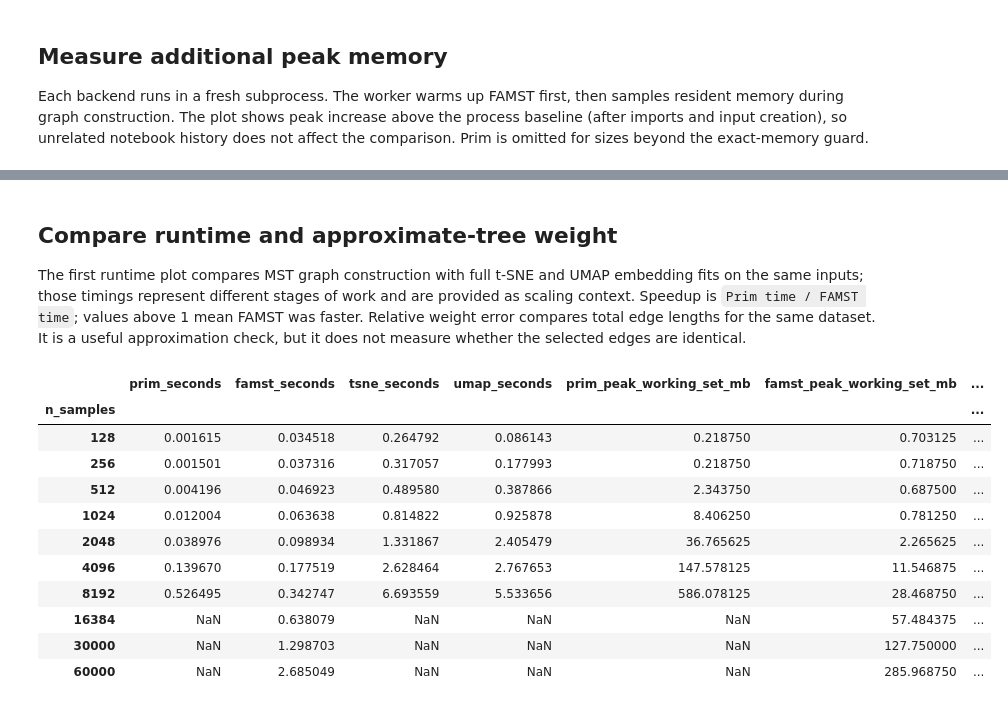
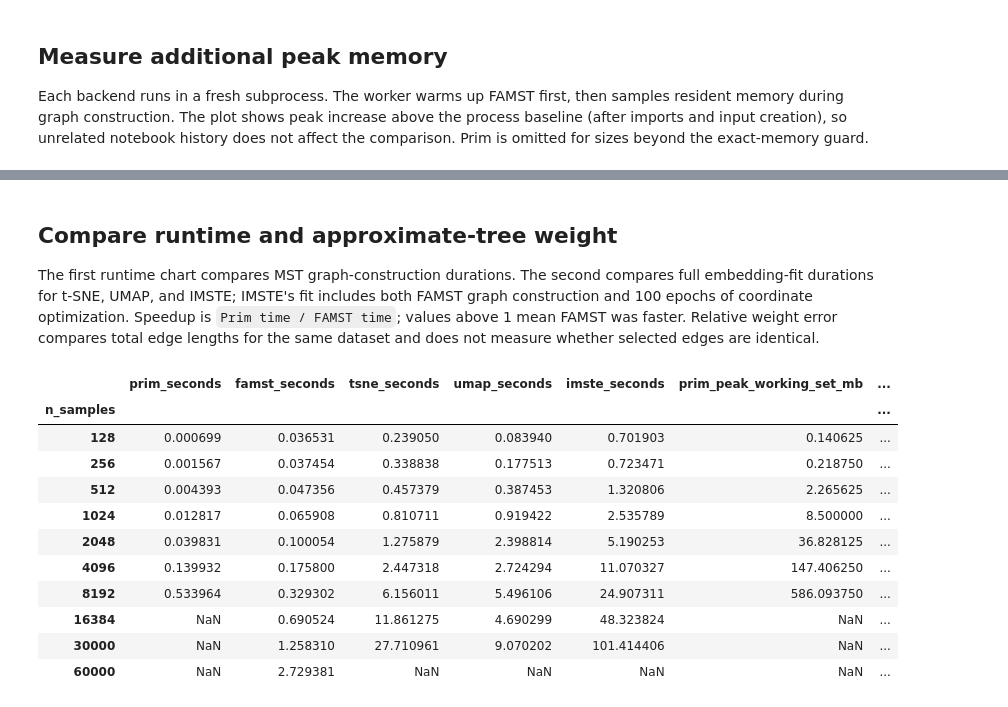
Before and after one commit to fabriziocosta/mst_embedding, a Jupyter notebook: notebooks/mst_scaling_benchmark.ipynb, the cells around one changed output, grey strips where cells are left out. Drawn from its saved outputs; the diff is of its cells as text; code cells hidden in the pictures.

```diff
--- a/notebooks/mst_scaling_benchmark.ipynb
+++ b/notebooks/mst_scaling_benchmark.ipynb
@@ -63,9 +64,11 @@ REPEATS = 2
 DATA_SEED = 42
 BENCHMARK_SEED = 123
 EXACT_MEMORY_BUDGET_GB = 1.0
-EMBEDDING_MAX_SAMPLES = 8_192
+EMBEDDING_MAX_SAMPLES = 30_000
 TSNE_ITERATIONS = 1_000
 UMAP_NEIGHBORS = 15
+IMSTE_MSTS = 15
+IMSTE_EPOCHS = 100
 
 TSNE_ITERATION_PARAMETER = (
     'max_iter' if 'max_iter' in signature(TSNE).parameters else 'n_iter'
@@ -211,20 +218,32 @@ for n_samples in SAMPLE_SIZES:
         size=(n_samples, N_FEATURES)
     )
 
-    for method in ('tsne', 'umap'):
+    for method in ('tsne', 'umap', 'imste'):
         durations = []
         for repeat in range(REPEATS):
             seed = BENCHMARK_SEED + repeat
             started = perf_counter()
             if method == 'tsne':
                 _ = make_tsne(seed).fit_transform(X)
-            else:
+            elif method == 'umap':
                 _ = umap.UMAP(
                     n_components=2,
                     n_neighbors=UMAP_NEIGHBORS,
                     random_state=seed,
                     n_jobs=1,
-                ).fit(X)
+                ).fit_transform(X)
+            else:
+                _ = IteratedMinimumSpanningTreeEmbedder(
+                    n_components=2,
+                    n_msts=IMSTE_MSTS,
+                    n_epochs=IMSTE_EPOCHS,
+                    random_state=seed,
+                    mst_method='famst',
+                    mst_neighbors=ANN_NEIGHBORS,
+                    mst_inter_component_edges=INTER_COMPONENT_EDGES,
+                    mst_max_neighbors=MAX_ANN_NEIGHBORS,
+                    device='cpu',
+                ).fit_transform(X)
             durations.append(perf_counter() - started)
 
         embedding_records.append({
@@ -360,45 +381,46 @@ memory_results[["n_samples", "method", "peak_working_set_mb", "peak_process_rss_
 # %% [markdown]
 ## Compare runtime and approximate-tree weight
 
-The first runtime plot compares MST graph construction with full t-SNE and UMAP embedding fits on the same inputs; those timings represent different stages of work and are provided as scaling context. Speedup is `Prim time / FAMST time`; values above 1 mean FAMST was faster. Relative weight error compares total edge lengths for the same dataset. It is a useful approximation check, but it does not measure whether the selected edges are identical.
+The first runtime chart compares MST graph-construction durations. The second compares full embedding-fit durations for t-SNE, UMAP, and IMSTE; IMSTE's fit includes both FAMST graph construction and 100 epochs of coordinate optimization. Speedup is `Prim time / FAMST time`; values above 1 mean FAMST was faster. Relative weight error compares total edge lengths for the same dataset and does not measure whether selected edges are identical.
 # %%
 wide = results.pivot(index='n_samples', columns='method', values='median_seconds')
 summary = pd.DataFrame(index=wide.index)
 summary['prim_seconds'] = wide.get('prim')
 summary['famst_seconds'] = wide.get('famst')
 embedding_wide = embedding_results.pivot(
     index='n_samples', columns='method', values='median_seconds'
 )
 summary['tsne_seconds'] = embedding_wide.get('tsne')
 summary['umap_seconds'] = embedding_wide.get('umap')
+summary['imste_seconds'] = embedding_wide.get('imste')
 memory_wide = memory_results.pivot(index='n_samples', columns='method', values='peak_working_set_mb')
 summary['prim_peak_working_set_mb'] = memory_wide.get('prim')
 summary['famst_peak_working_set_mb'] = memory_wide.get('famst')
 summary['prim_over_famst_memory_ratio'] = (
     summary['prim_peak_working_set_mb'] / summary['famst_peak_working_set_mb']
 )
 summary['speedup_prim_over_famst'] = (
     summary['prim_seconds'] / summary['famst_seconds']
 )
 weights = results.pivot(index='n_samples', columns='method', values='tree_weight')
 if {'prim', 'famst'}.issubset(weights.columns):
     summary['famst_relative_weight_error_pct'] = (
         100 * (weights['famst'] - weights['prim']) / weights['prim']
     )
 summary
 # %% [output]
-|  | prim_seconds | famst_seconds | tsne_seconds | umap_seconds | prim_peak_working_set_mb | famst_peak_working_set_mb | ... |
+|  | prim_seconds | famst_seconds | tsne_seconds | umap_seconds | imste_seconds | prim_peak_working_set_mb | ... |
 | n_samples |  |  |  |  |  |  | ... |
-| 128 | 0.001615 | 0.034518 | 0.264792 | 0.086143 | 0.218750 | 0.703125 | ... |
-| 256 | 0.001501 | 0.037316 | 0.317057 | 0.177993 | 0.218750 | 0.718750 | ... |
-| 512 | 0.004196 | 0.046923 | 0.489580 | 0.387866 | 2.343750 | 0.687500 | ... |
-| 1024 | 0.012004 | 0.063638 | 0.814822 | 0.925878 | 8.406250 | 0.781250 | ... |
-| 2048 | 0.038976 | 0.098934 | 1.331867 | 2.405479 | 36.765625 | 2.265625 | ... |
-| 4096 | 0.139670 | 0.177519 | 2.628464 | 2.767653 | 147.578125 | 11.546875 | ... |
-| 8192 | 0.526495 | 0.342747 | 6.693559 | 5.533656 | 586.078125 | 28.468750 | ... |
-| 16384 | NaN | 0.638079 | NaN | NaN | NaN | 57.484375 | ... |
-| 30000 | NaN | 1.298703 | NaN | NaN | NaN | 127.750000 | ... |
-| 60000 | NaN | 2.685049 | NaN | NaN | NaN | 285.968750 | ... |
+| 128 | 0.000699 | 0.036531 | 0.239050 | 0.083940 | 0.701903 | 0.140625 | ... |
+| 256 | 0.001567 | 0.037454 | 0.338838 | 0.177513 | 0.723471 | 0.218750 | ... |
+| 512 | 0.004393 | 0.047356 | 0.457379 | 0.387453 | 1.320806 | 2.265625 | ... |
+| 1024 | 0.012817 | 0.065908 | 0.810711 | 0.919422 | 2.535789 | 8.500000 | ... |
+| 2048 | 0.039831 | 0.100054 | 1.275879 | 2.398814 | 5.190253 | 36.828125 | ... |
+| 4096 | 0.139932 | 0.175800 | 2.447318 | 2.724294 | 11.070327 | 147.406250 | ... |
+| 8192 | 0.533964 | 0.329302 | 6.156011 | 5.496106 | 24.907311 | 586.093750 | ... |
+| 16384 | NaN | 0.690524 | 11.861275 | 4.690299 | 48.323824 | NaN | ... |
+| 30000 | NaN | 1.258310 | 27.710961 | 9.070202 | 101.414406 | NaN | ... |
+| 60000 | NaN | 2.729381 | NaN | NaN | NaN | NaN | ... |
 # %%
 fig, axes = plt.subplots(1, 4, figsize=(22, 4.5))
 
```
Also changed, not shown: parts of 11 cells of this notebook, 9 other files.
